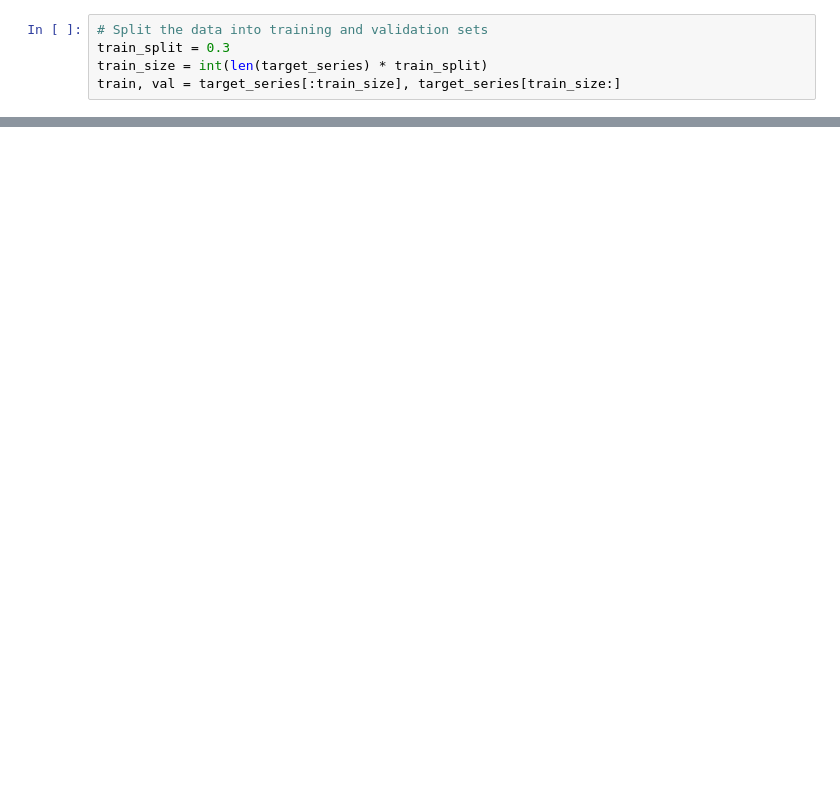
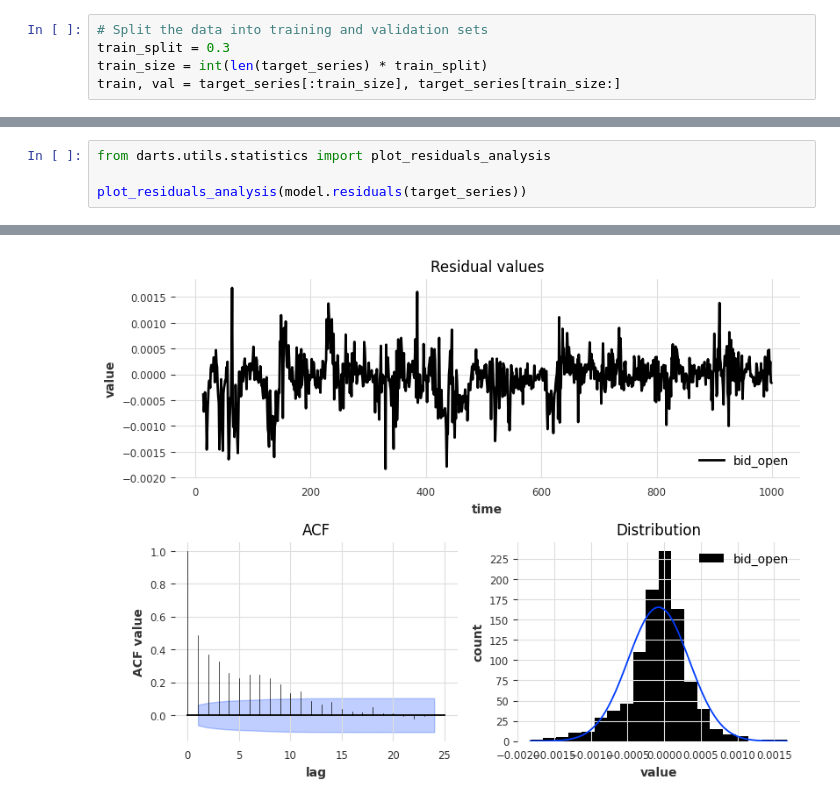
Before and after one commit to Paul-Jarschke/Time-Series-Ensembles, a Jupyter notebook: project/pipeline/models_paul.ipynb, the cells around one changed output, grey strips where cells are left out. Drawn from its saved outputs; the diff is of its cells as text; blank space fills up the shorter version.

```diff
--- a/project/pipeline/models_paul.ipynb
+++ b/project/pipeline/models_paul.ipynb
@@ -100,0 +114,5 @@ NameError: name 'XGBModel' is not defined
+# %%
+from darts.utils.statistics import plot_residuals_analysis
+
+plot_residuals_analysis(model.residuals(target_series))
+# %% [output]
@@ -100,0 +120 @@ NameError: name 'XGBModel' is not defined
+[figure, added]
```
Also changed, not shown: parts of 12 cells of this notebook.
